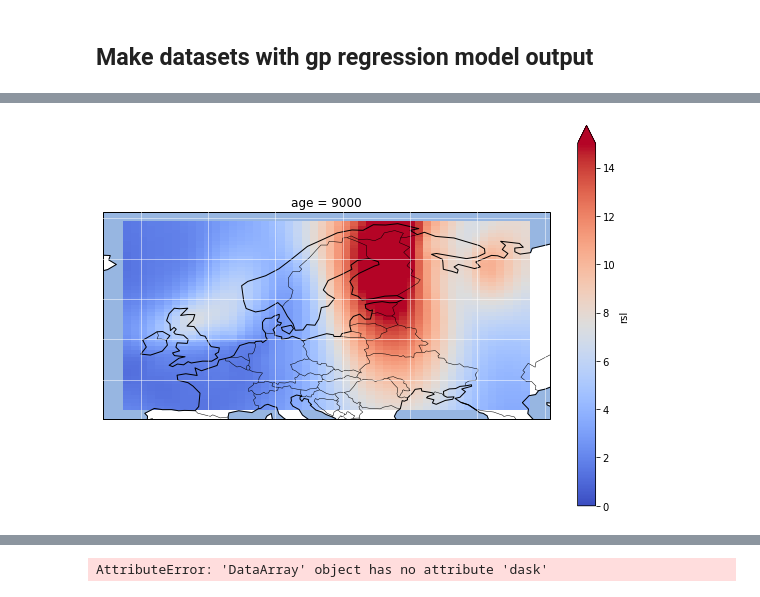
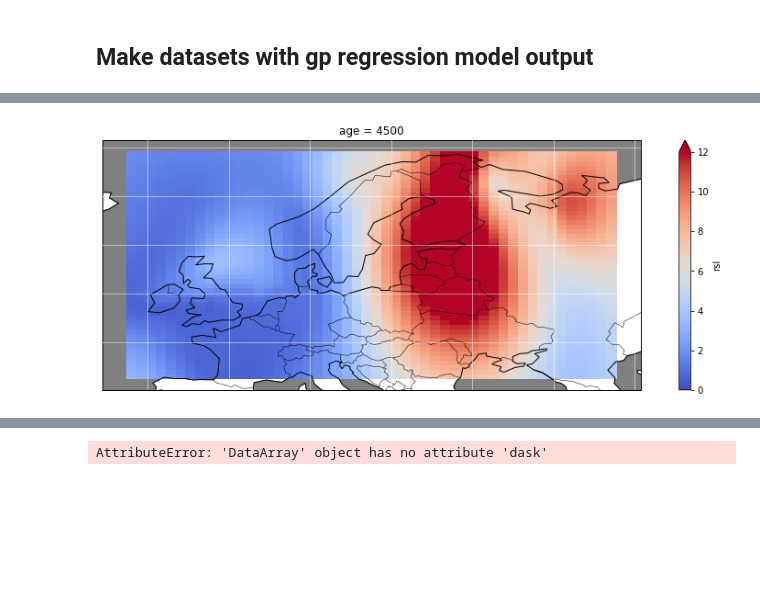
Before and after one commit to rcameronc/Holocene_readv, a Jupyter notebook: readv_postproc.ipynb, the cells around one changed output, grey strips where cells are left out. Saved outputs shown, nothing was run; the diff lists cells and outputs as text; code cells hidden in the pictures; blank space fills up the shorter version.

```diff
--- a/readv_postproc.ipynb
+++ b/readv_postproc.ipynb
@@ -21,3 +94,26 @@ locs = {
                 'atlantic':[-85,50, 25, 73],
                 'fennoscandia': [-15, 50, 45, 73],
             }
+
+def download_files(varname):
+
+
+#  varname = 'variance'
+    globvar = glob.glob(f'output/12000*fennoscandia*{varname}')
+
+    place = [val.split('_gia')[0].split('_') for val in globvar]
+    places = []
+    for i, it in enumerate(place):
+        [places.append(loc) for loc in it if loc in locs]
+
+    ds = xr.open_mfdataset(globvar, concat_dim='modelrun', combine='nested')
+    try:
+        ds = ds.rename({'__xarray_dataarray_variable__':'rsl'})
+    except:
+        pass
+
+    return ds
+
+names = ['giaprior', 'gp_variance', 'da_zp', 'posterior']
+
+ds_giaprior, ds_var, ds_zp, ds_post  = [download_files(it) for it in names]
@@ -24,27 +122,13 @@ locs = {
 # %%
-varname = 'da_zp'
-globvar = glob.glob(f'output/12000*{varname}')
-
-place = [val.split('_gia')[0].split('_') for val in globvar]
-places = []
-for i, it in enumerate(place):
-    [places.append(loc) for loc in it if loc in locs]
-
-ds = xr.open_mfdataset(globvar, concat_dim='modelrun', combine='nested')
-try:
-    ds = ds.rename({'__xarray_dataarray_variable__':'rsl'})
-except:
-    pass
-
-fig = plt.figure(figsize=(10, 7))
+fig = plt.figure(figsize=(15, 5))
 ax = plt.subplot(1, 1, 1, projection=ccrs.PlateCarree())
 
 ax.coastlines(resolution='110m', linewidth=1, zorder=2)
-ax.add_feature(cfeature.OCEAN, zorder=0)
+ax.add_feature(cfeature.OCEAN, color='gray', zorder=0)
 # ax.add_feature(cfeature.LAND, color='palegreen', zorder=1)
 ax.add_feature(cfeature.BORDERS, linewidth=0.5, zorder=3)
 ax.gridlines(linewidth=1, color='white', alpha=0.5, zorder=4)
 
-ds.rsl.std(dim='modelrun').sel(age=9000).plot(ax=ax, vmin=0, vmax=15, cmap='coolwarm');
+ds_zp.rsl.std(dim='modelrun').sel(age=4500).plot(ax=ax, vmin=0, vmax=12, cmap='coolwarm');
 # %% [output]
-[figure, old version]
+[figure, new version]
```
Also changed, not shown: parts of 8 cells of this notebook, 4 other files.
